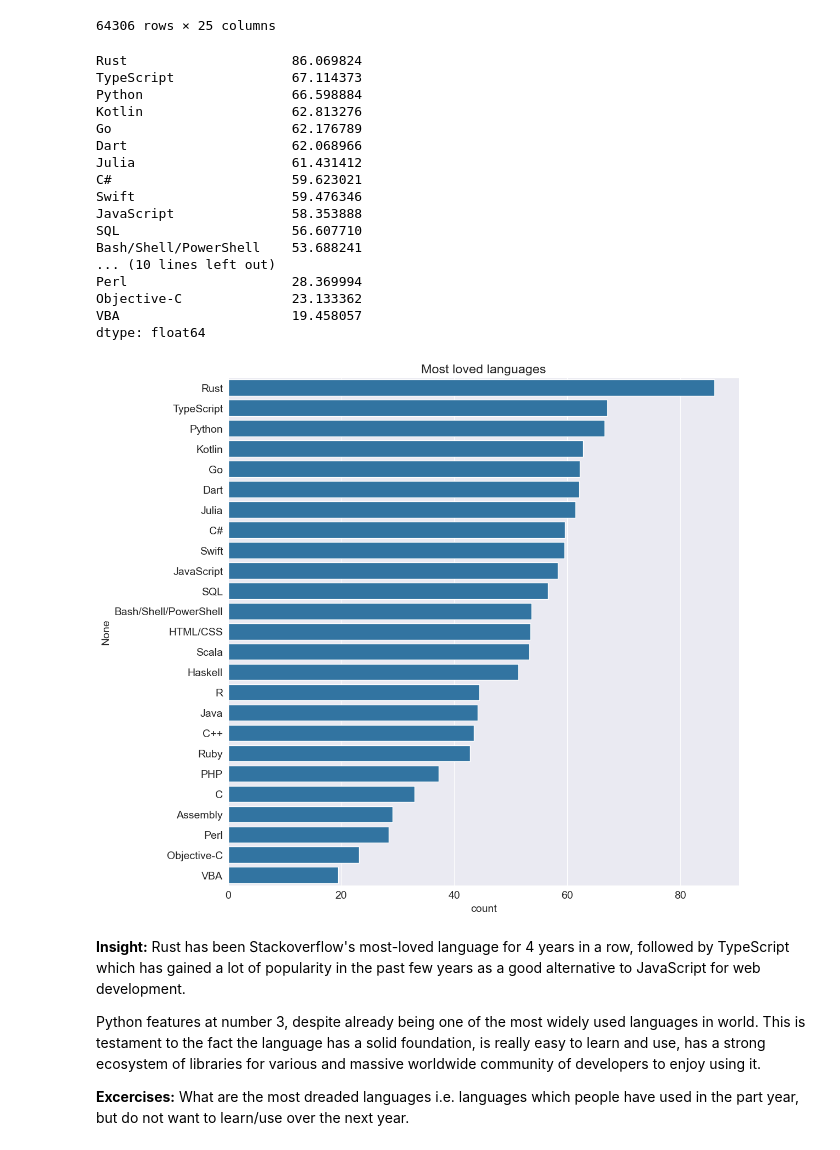
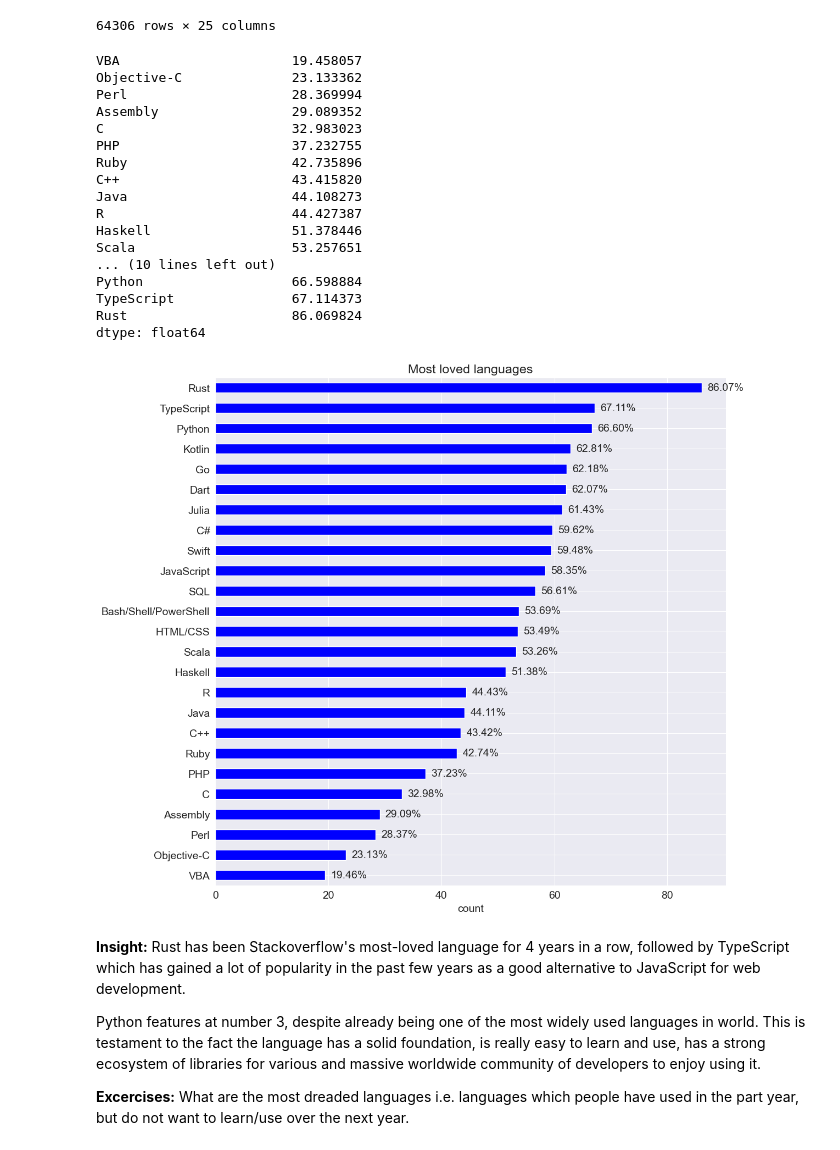
Before and after one commit to CoderB10/StackoverflowSurvey2020_PythonProject, a Jupyter notebook: EDAproject.ipynb, the cells around one changed output. Saved outputs shown, nothing was run; the diff lists cells and outputs as text; code cells hidden in the pictures.

```diff
--- a/EDAproject.ipynb
+++ b/EDAproject.ipynb
@@ -1001,33 +1001,40 @@ language_loved_df
 | 64460 | False | False | False | True | False | False | False | True | False | ... |
 64306 rows × 25 columns
 # %%
-languages_loved_percentages = (language_loved_df.sum()*100/Lang_result_df.sum()).sort_values(ascending=False)
+languages_loved_percentages = (language_loved_df.sum()*100/Lang_result_df.sum()).sort_values(ascending=True)
 languages_loved_percentages
 # %% [output]
+VBA                      19.458057
+Objective-C              23.133362
+Perl                     28.369994
+Assembly                 29.089352
+C                        32.983023
+PHP                      37.232755
+Ruby                     42.735896
+C++                      43.415820
+Java                     44.108273
+R                        44.427387
+Haskell                  51.378446
+Scala                    53.257651
+... (10 lines left out)
+Python                   66.598884
+TypeScript               67.114373
 Rust                     86.069824
-TypeScript               67.114373
-Python                   66.598884
-Kotlin                   62.813276
-Go                       62.176789
-Dart                     62.068966
-Julia                    61.431412
-C#                       59.623021
-Swift                    59.476346
-JavaScript               58.353888
-SQL                      56.607710
-Bash/Shell/PowerShell    53.688241
-... (10 lines left out)
-Perl                     28.369994
-Objective-C              23.133362
-VBA                      19.458057
 dtype: float64
 # %%
 plt.figure(figsize=(12,12))
-sns.barplot(x=languages_loved_percentages,y=languages_loved_percentages.index)
+languages_loved_percentages.plot(kind='barh', color = 'b')
+for i, v in enumerate(languages_loved_percentages):
+    plt.text(
+        v+1,
+        i,
+        f"{v:.2f}%",
+        va='center'
+    )
 plt.title('Most loved languages')
 plt.xlabel('count');
 # %% [output]
-[figure, old version]
+[figure, new version]
 # %% [markdown]
 **Insight:** Rust has been Stackoverflow's most-loved language for 4 years in a row, followed by TypeScript which has gained a lot of popularity in the past few years as a good alternative to JavaScript for web development.
 
```
Also changed, not shown: parts of 18 cells of this notebook, 2 other files.
